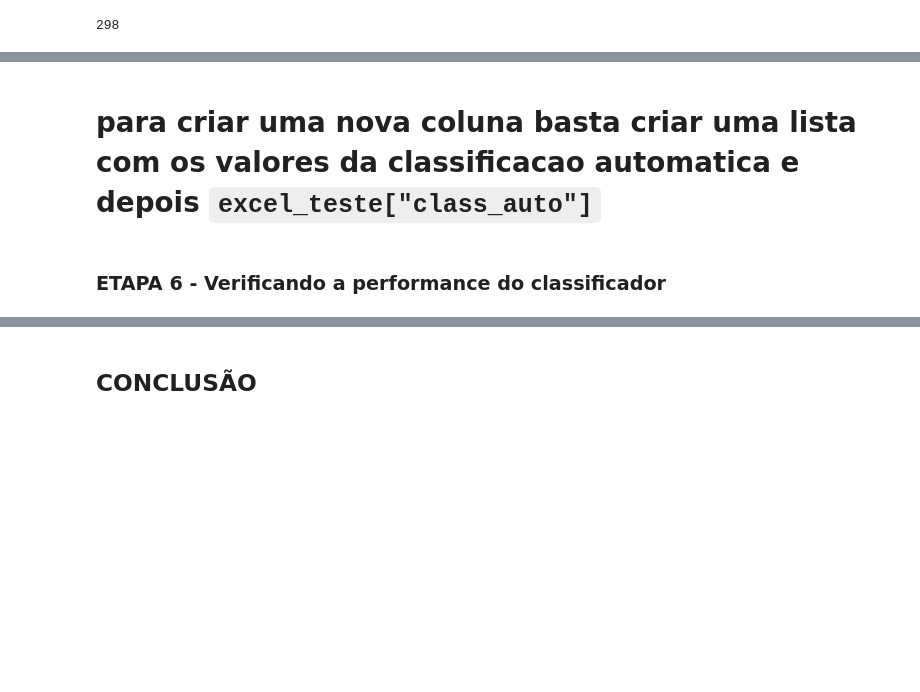
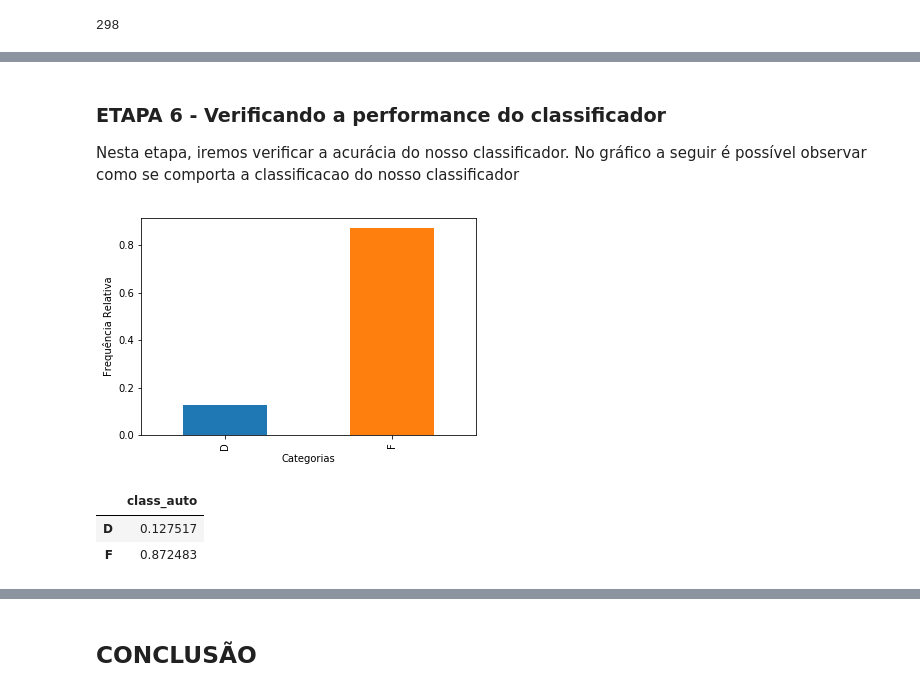
Before and after one commit to beatrizcf2/P1_Cdados_BW, a Jupyter notebook: Projeto 1 - Joker.ipynb, the cells around one changed output, grey strips where cells are left out. Saved outputs shown, nothing was run; the diff lists cells and outputs as text; code cells hidden in the pictures; blank space fills up the shorter version.

```diff
--- a/Projeto 1 - Joker.ipynb
+++ b/Projeto 1 - Joker.ipynb
@@ -373,4 +354,17 @@ excel_teste
-# %% [markdown]
-# para criar uma nova coluna basta criar uma lista com os valores da classificacao automatica e depois `excel_teste["class_auto"]`
-# %% [markdown]
-### ETAPA 6 - Verificando a performance do classificador
+# %% [markdown]
+### ETAPA 6 - Verificando a performance do classificador
+
+
+Nesta etapa, iremos verificar a acurácia do nosso classificador. No gráfico a seguir é possível observar como se comporta a classificacao do nosso classificador
+# %%
+ct1 = pd.Series(excel_teste.class_auto).value_counts(True).sort_index()
+ct1.plot(kind='bar')
+plt.ylabel('Frequência Relativa')
+plt.xlabel('Categorias')
+plt.show()
+ct1.to_frame()
+# %% [output]
+[figure, added]
+|  | class_auto |
+| D | 0.127517 |
+| F | 0.872483 |
```
Also changed, not shown: parts of 6 cells of this notebook.
